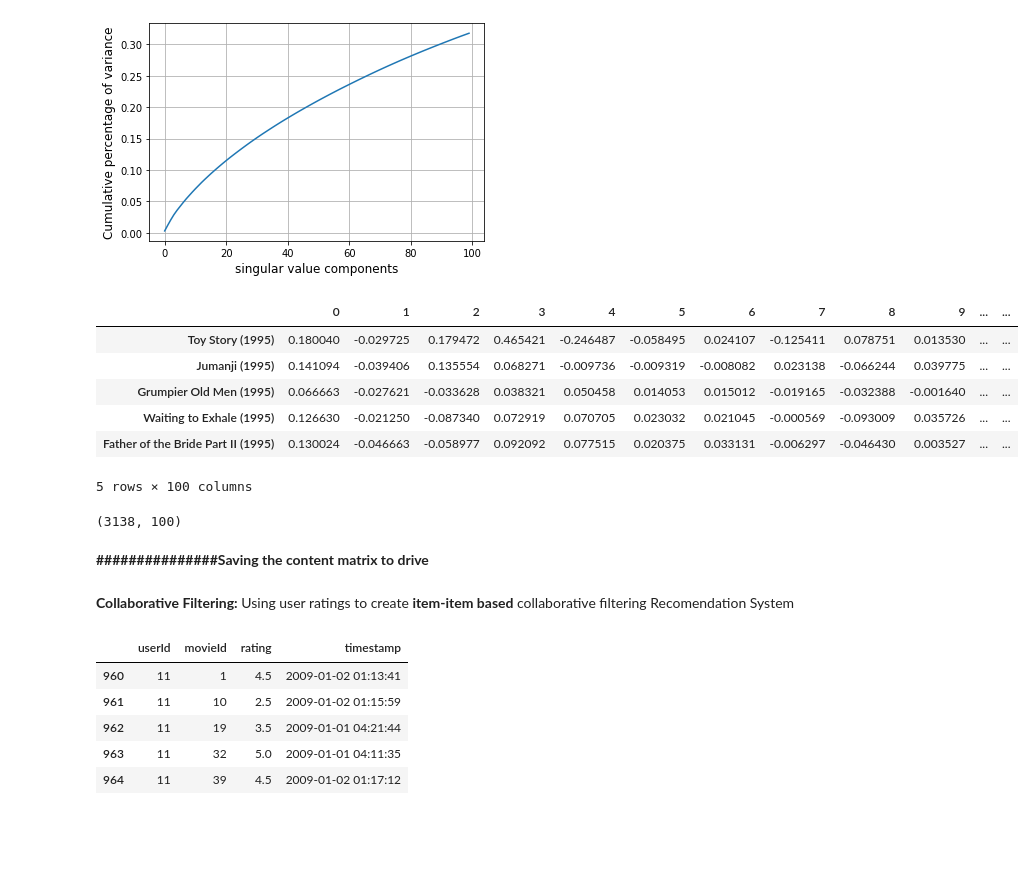
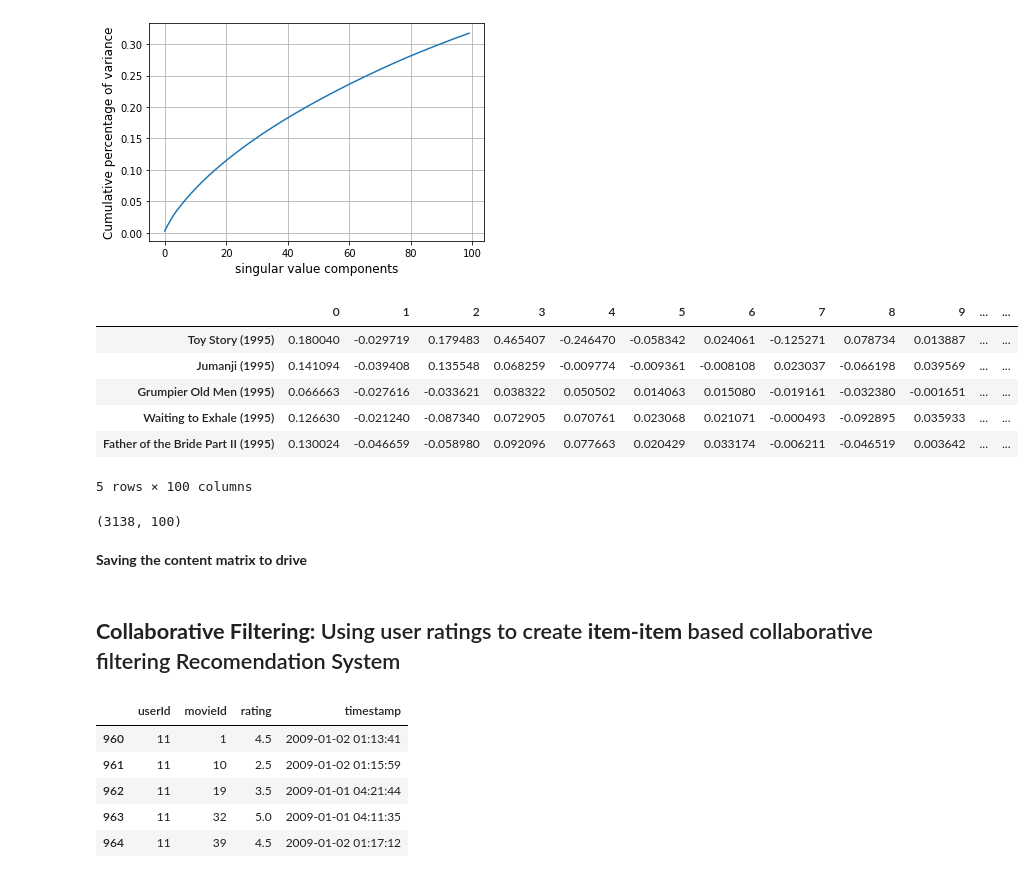
Before and after one commit to Vijay1C/Movie_Recomendation, a Jupyter notebook: MovieLens_RS_Project.ipynb, the cells around one changed output. Cells and saved outputs as stored; diff of their text form; code cells hidden in the pictures; blank space fills up the shorter version.

```diff
--- a/MovieLens_RS_Project.ipynb
+++ b/MovieLens_RS_Project.ipynb
@@ -181,4 +181,4 @@ movies % retained:  11.503775936652247
 Total no of movies after reduction:  3138
 # %%
 # Filter the movie dataFrame
-movies = movies[movies.movieId.isin(ratings_f.movieId.tolist())]
+movies_f = movies[movies.movieId.isin(ratings_f.movieId.tolist())]
@@ -196,8 +228,8 @@ movies.head()
 # %%
 # We can use 'genres' as one of the feature for featurization
 # Convert genres into standard form
-movies['genres'] = movies['genres'].str.replace('|',' ')
-movies.head()
+movies_f['genres'] = movies_f['genres'].str.replace('|',' ')
+movies_f.head()
 # %% [output]
 |  | movieId | title | genres |
 | 0 | 1 | Toy Story (1995) | Adventure Animation Children Come... |
@@ -217,7 +249,7 @@ tags.head(2)
 Users have also given a tag for movies, so we can use this information
 # %%
 # Create a mixed dataFrame of movies containing genres and tags
-movie_genre_tag = pd.merge(movies, tags, on='movieId', how='left')
+movie_genre_tag = pd.merge(movies_f, tags, on='movieId', how='left')
 movie_genre_tag.head(3)
 # %% [output]
 |  | movieId | title | genres | userId | tag | timestamp |
@@ -243,8 +261,12 @@ movie_genre_tag.fillna("", inplace=True)
 # %%
 # In movie_genre_tag, for each movieId there are multiple tags, so combine them
 
+# (movie_genre_tag.isnull().sum()) is not zero so,
+# Tackle the tags containing null/NA
+movie_genre_tag.fillna("", inplace=True)
+
 movie_genre_tag = pd.DataFrame(movie_genre_tag.groupby('movieId')['tag'].apply(lambda x: '%s' % ' '.join(x)))
-movie_genre_tag = pd.merge(movies, movie_genre_tag, on='movieId', how='left')
+movie_genre_tag = pd.merge(movies_f, movie_genre_tag, on='movieId', how='left')
 movie_genre_tag.head(2)
 # %% [output]
 |  | movieId | title | genres | tag |
@@ -318,20 +340,20 @@ plt.show()
 [figure]
 # %%
 # Our Final content Matrix:
-latent_matrix_1_df = pd.DataFrame(latent_matrix, index=movies.title.tolist())
+latent_matrix_1_df = pd.DataFrame(latent_matrix, index=movies_f.title.tolist())
 latent_matrix_1_df.head()
 # %% [output]
 |  | 0 | 1 | 2 | 3 | 4 | 5 | 6 | 7 | 8 | 9 | ... | ... |
-| Toy Story (1995) | 0.180040 | -0.029725 | 0.179472 | 0.465421 | -0.246487 | -0.058495 | 0.024107 | -0.125411 | 0.078751 | 0.013530 | ... | ... |
-| Jumanji (1995) | 0.141094 | -0.039406 | 0.135554 | 0.068271 | -0.009736 | -0.009319 | -0.008082 | 0.023138 | -0.066244 | 0.039775 | ... | ... |
-| Grumpier Old Men (1995) | 0.066663 | -0.027621 | -0.033628 | 0.038321 | 0.050458 | 0.014053 | 0.015012 | -0.019165 | -0.032388 | -0.001640 | ... | ... |
-| Waiting to Exhale (1995) | 0.126630 | -0.021250 | -0.087340 | 0.072919 | 0.070705 | 0.023032 | 0.021045 | -0.000569 | -0.093009 | 0.035726 | ... | ... |
-| Father of the Bride Part II (1995) | 0.130024 | -0.046663 | -0.058977 | 0.092092 | 0.077515 | 0.020375 | 0.033131 | -0.006297 | -0.046430 | 0.003527 | ... | ... |
+| Toy Story (1995) | 0.180040 | -0.029719 | 0.179483 | 0.465407 | -0.246470 | -0.058342 | 0.024061 | -0.125271 | 0.078734 | 0.013887 | ... | ... |
+| Jumanji (1995) | 0.141094 | -0.039408 | 0.135548 | 0.068259 | -0.009774 | -0.009361 | -0.008108 | 0.023037 | -0.066198 | 0.039569 | ... | ... |
+| Grumpier Old Men (1995) | 0.066663 | -0.027616 | -0.033621 | 0.038322 | 0.050502 | 0.014063 | 0.015080 | -0.019161 | -0.032380 | -0.001651 | ... | ... |
+| Waiting to Exhale (1995) | 0.126630 | -0.021240 | -0.087340 | 0.072905 | 0.070761 | 0.023068 | 0.021071 | -0.000493 | -0.092895 | 0.035933 | ... | ... |
+| Father of the Bride Part II (1995) | 0.130024 | -0.046659 | -0.058980 | 0.092096 | 0.077663 | 0.020429 | 0.033174 | -0.006211 | -0.046519 | 0.003642 | ... | ... |
 5 rows × 100 columns
 # %%
 latent_matrix_1_df.shape
 # %% [output]
 (3138, 100)
 # %% [markdown]
- **###############Saving the content matrix to drive**
+ **Saving the content matrix to drive**
 # %%
@@ -339,5 +361,5 @@ latent_matrix_1_df.to_csv(path+"content_matrix.csv")
 # %% [markdown]
- **Collaborative Filtering:** Using user ratings to create **item-item based** collaborative filtering Recomendation System
+## **Collaborative Filtering:** Using user ratings to create **item-item** based collaborative filtering Recomendation System
 # %%
 ratings_f.head()
 # %% [output]
```
Also changed, not shown: parts of 31 cells of this notebook.
